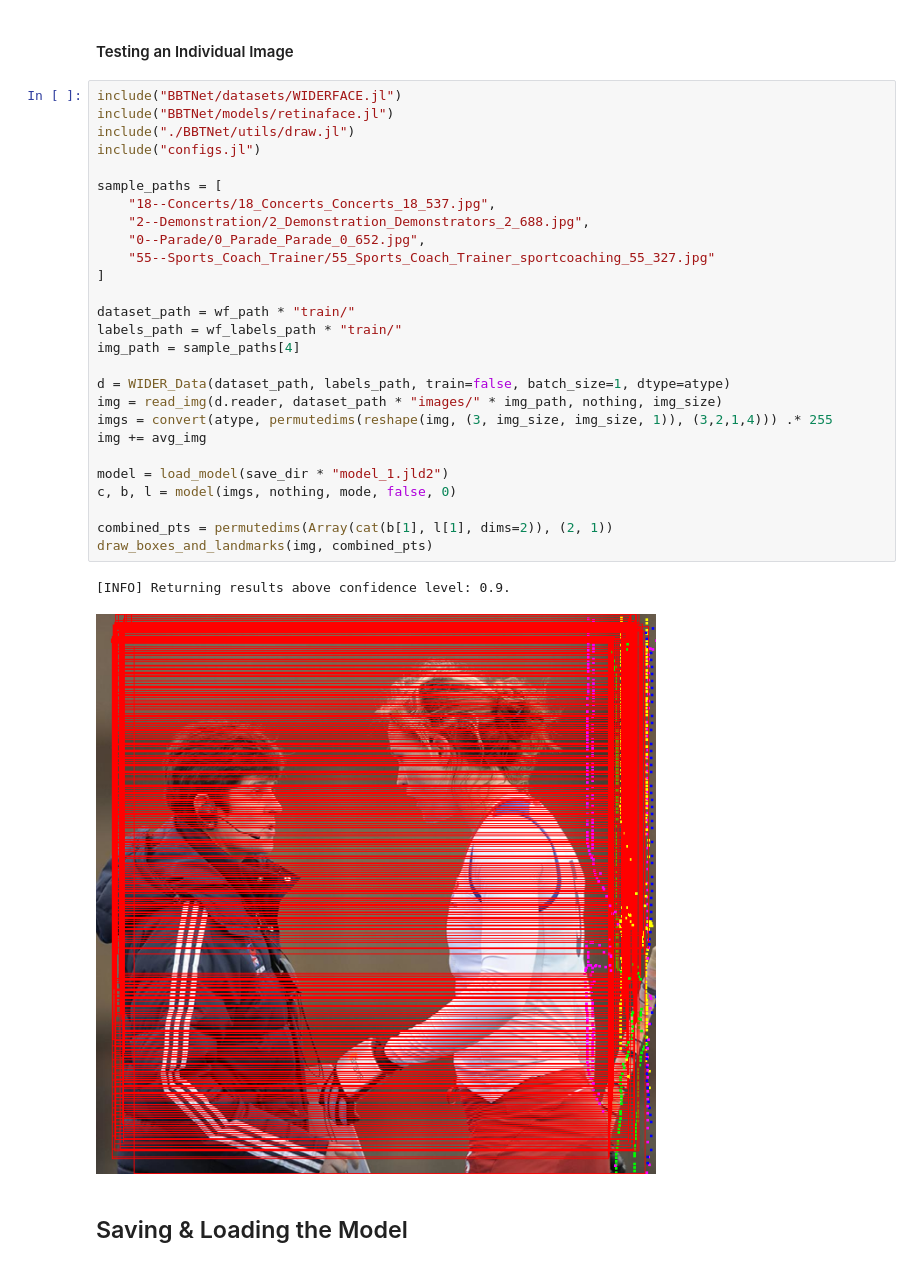
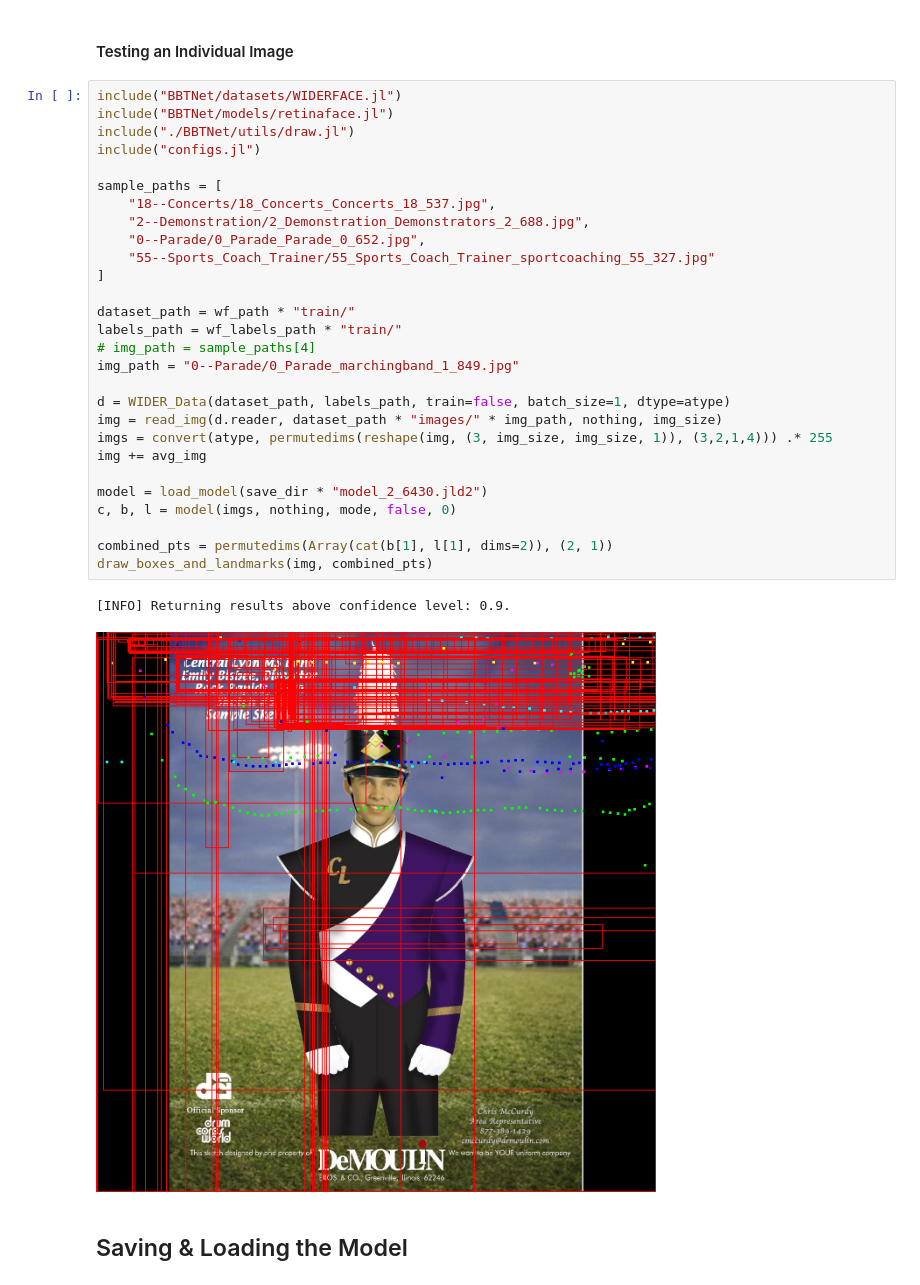
Before and after one commit to barisbatuhan/retinaface, a Jupyter notebook: progress.ipynb, the cells around one changed output. Saved outputs shown, nothing was run; the diff lists cells and outputs as text.

```diff
--- a/progress.ipynb
+++ b/progress.ipynb
@@ -99,33 +99,34 @@ draw_boxes_and_landmarks(img_cpu, combined_pts)
 # %%
 include("BBTNet/datasets/WIDERFACE.jl")
 include("BBTNet/models/retinaface.jl")
 include("./BBTNet/utils/draw.jl")
 include("configs.jl")
 
 sample_paths = [
     "18--Concerts/18_Concerts_Concerts_18_537.jpg",
     "2--Demonstration/2_Demonstration_Demonstrators_2_688.jpg",
     "0--Parade/0_Parade_Parade_0_652.jpg",
     "55--Sports_Coach_Trainer/55_Sports_Coach_Trainer_sportcoaching_55_327.jpg"
 ]
 
 dataset_path = wf_path * "train/"
 labels_path = wf_labels_path * "train/"
-img_path = sample_paths[4]
+# img_path = sample_paths[4]
+img_path = "0--Parade/0_Parade_marchingband_1_849.jpg"
 
 d = WIDER_Data(dataset_path, labels_path, train=false, batch_size=1, dtype=atype)
 img = read_img(d.reader, dataset_path * "images/" * img_path, nothing, img_size)
 imgs = convert(atype, permutedims(reshape(img, (3, img_size, img_size, 1)), (3,2,1,4))) .* 255
 img += avg_img
 
-model = load_model(save_dir * "model_1.jld2")
+model = load_model(save_dir * "model_2_6430.jld2")
 c, b, l = model(imgs, nothing, mode, false, 0)
 
 combined_pts = permutedims(Array(cat(b[1], l[1], dims=2)), (2, 1))
 draw_boxes_and_landmarks(img, combined_pts)
 # %% [output]
 [INFO] Returning results above confidence level: 0.9.
-[figure, old version]
+[figure, new version]
 # %% [markdown]
 ## Saving & Loading the Model
 # %%
```
Also changed, not shown: parts of 3 cells of this notebook, 3 other files.
